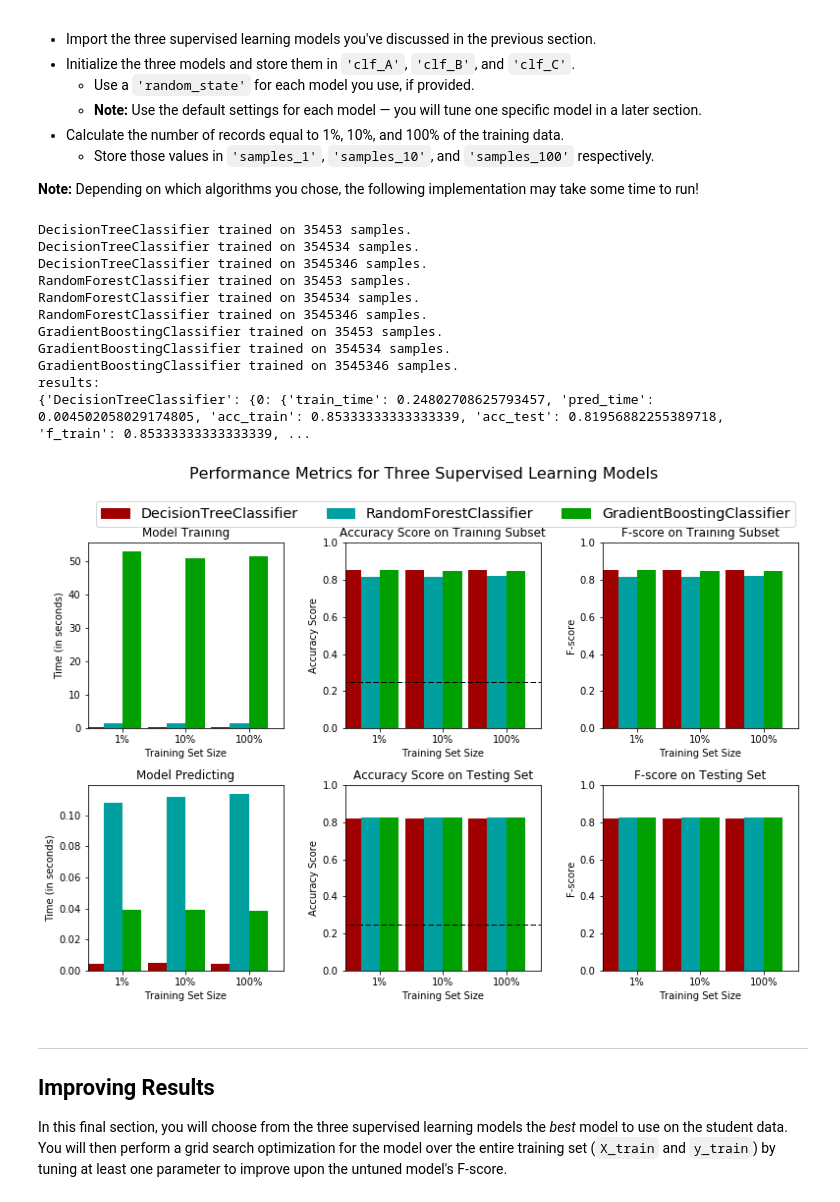
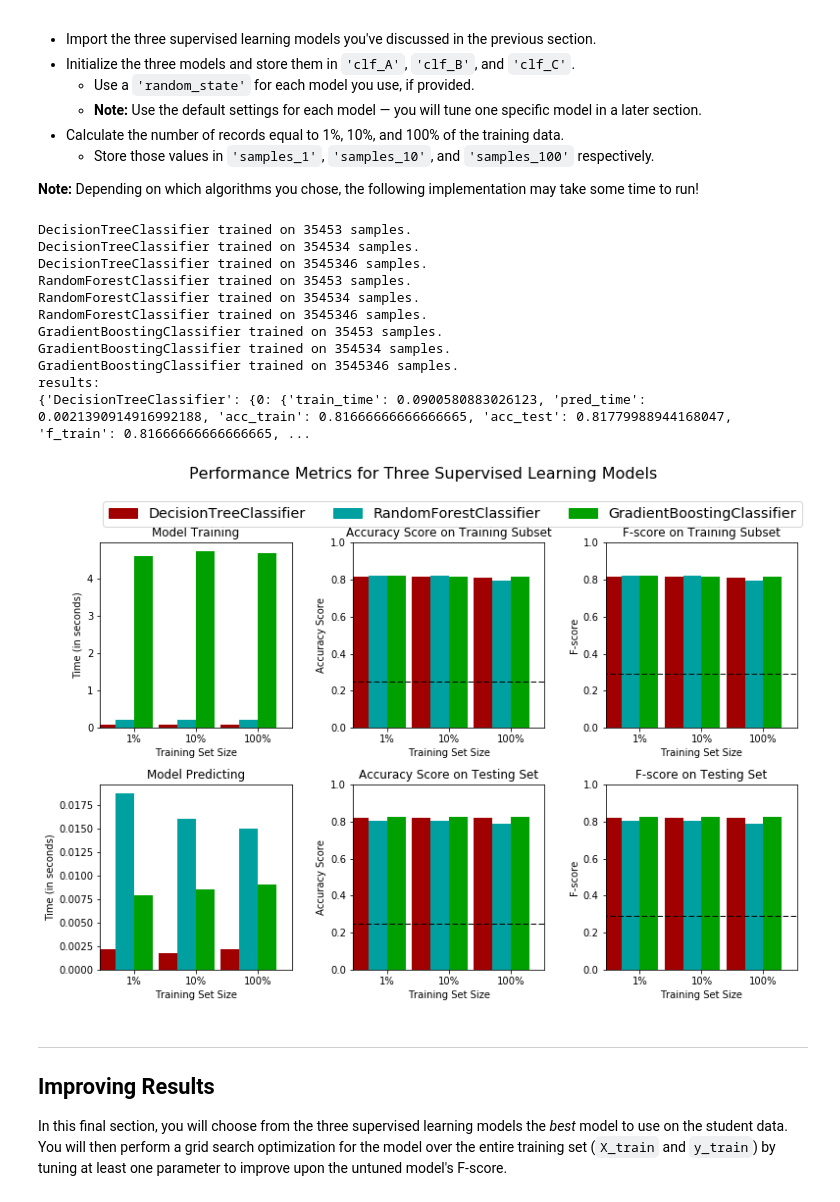
Before and after one commit to VikramSuriyanarayanan/machine-learning, a Jupyter notebook: finding_donors/finding_donors.ipynb, the cells around one changed output. Saved outputs shown, nothing was run; the diff lists cells and outputs as text; code cells hidden in the pictures.

```diff
--- a/finding_donors/finding_donors.ipynb
+++ b/finding_donors/finding_donors.ipynb
@@ -353,50 +353,53 @@ from sklearn.ensemble import RandomForestClassifier
 from sklearn.ensemble import GradientBoostingClassifier
 
 # TODO: Initialize the three models
-clf_A = DecisionTreeClassifier(random_state=None)
-clf_B = RandomForestClassifier(n_estimators=100, criterion='gini', max_depth=10, min_samples_split=2,
+clf_A = DecisionTreeClassifier(criterion='gini', splitter='best', max_depth=5, min_samples_split=2,
+                               min_samples_leaf=1, min_weight_fraction_leaf=0.0, max_features=None,
+                               random_state=None, max_leaf_nodes=None, min_impurity_split=1e-07,
+                               class_weight=None, presort=False)
+clf_B = RandomForestClassifier(n_estimators=20, criterion='gini', max_depth=5, min_samples_split=2,
                                min_samples_leaf=1, min_weight_fraction_leaf=0.0, max_features='auto',
                                max_leaf_nodes=None, min_impurity_split=1e-07, bootstrap=True,
                                oob_score=False, n_jobs=1, random_state=None, verbose=0, warm_start=False,
                                class_weight=None)
-clf_C = GradientBoostingClassifier(loss='deviance', learning_rate=0.1, n_estimators=100, subsample=1.0,
+clf_C = GradientBoostingClassifier(loss='deviance', learning_rate=0.1, n_estimators=20, subsample=1.0,
                                    criterion='friedman_mse', min_samples_split=2, min_samples_leaf=1,
-                                   min_weight_fraction_leaf=0.0, max_depth=10, min_impurity_split=1e-07,
+                                   min_weight_fraction_leaf=0.0, max_depth=5, min_impurity_split=1e-07,
                                    init=None, random_state=None, max_features=None, verbose=0,
                                    max_leaf_nodes=None, warm_start=False, presort='auto')
 
 # TODO: Calculate the number of samples for 1%, 10%, and 100% of the training data
 samples_1 = int(X_train.size * 0.01)
 samples_10 = int(X_train.size * 0.1)
 samples_100 = X_train.size
 
 # Collect results on the learners
 results = {}
 for clf in [clf_A, clf_B, clf_C]:
     clf_name = clf.__class__.__name__
     results[clf_name] = {}
     for i, samples in enumerate([samples_1, samples_10, samples_100]):
         results[clf_name][i] = \
         train_predict(clf, samples, X_train, y_train, X_test, y_test)
 
 # Run metrics visualization for the three supervised learning models chosen
 print("results: ")
 print(results)
 
 vs.evaluate(results, accuracy, fscore)
 # %% [output]
 DecisionTreeClassifier trained on 35453 samples.
 DecisionTreeClassifier trained on 354534 samples.
 DecisionTreeClassifier trained on 3545346 samples.
 RandomForestClassifier trained on 35453 samples.
 RandomForestClassifier trained on 354534 samples.
 RandomForestClassifier trained on 3545346 samples.
 GradientBoostingClassifier trained on 35453 samples.
 GradientBoostingClassifier trained on 354534 samples.
 GradientBoostingClassifier trained on 3545346 samples.
 results:
-{'DecisionTreeClassifier': {0: {'train_time': 0.24802708625793457, 'pred_time': 0.004502058029174805, 'acc_train': 0.85333333333333339, 'acc_test': 0.81956882255389718, 'f_train': 0.85333333333333339, ...
+{'DecisionTreeClassifier': {0: {'train_time': 0.0900580883026123, 'pred_time': 0.0021390914916992188, 'acc_train': 0.81666666666666665, 'acc_test': 0.81779988944168047, 'f_train': 0.81666666666666665, ...
-[figure, old version]
+[figure, new version]
 # %% [markdown]
 ----
 ## Improving Results
```
Also changed, not shown: parts of 13 cells of this notebook, 1 other file.
